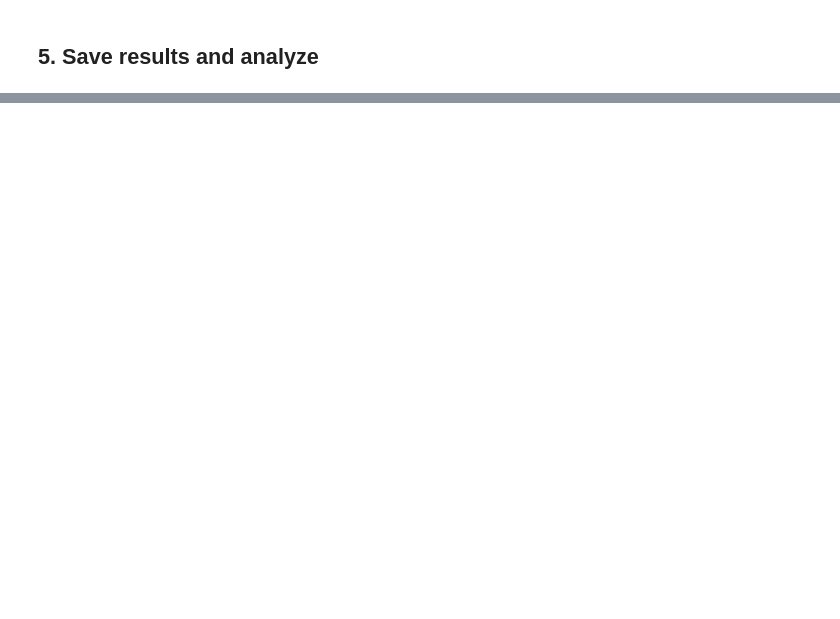
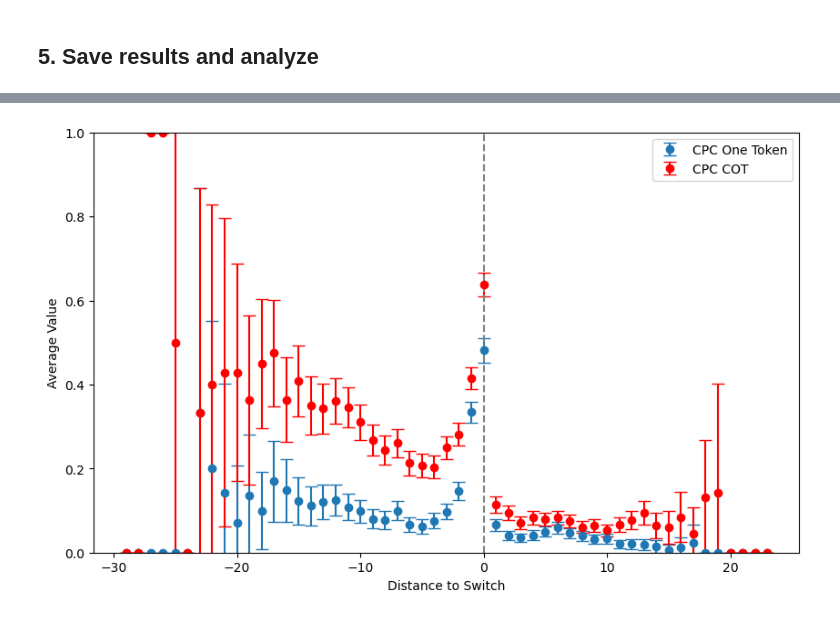
Before and after one commit to jlucassen/CPC_stepping_back, a Jupyter notebook: quadratic_pipeline.ipynb, the cells around one changed output, grey strips where cells are left out. Drawn from its saved outputs; the diff is of its cells as text; code cells hidden in the pictures; blank space fills up the shorter version.

```diff
--- a/quadratic_pipeline.ipynb
+++ b/quadratic_pipeline.ipynb
@@ -275,0 +330,25 @@ plt.show()
+# %%
+# Convert columns to numeric
+full_data_4['cpc_one_token_numeric'] = full_data_4['cpc_one_token'].map({'Yes': 1, 'No': 0})
+full_data_4['cpc_cot_answer_numeric'] = full_data_4['cpc_cot_answer'].map({'Yes': 1, 'No': 0})
+
+# Group the data and calculate mean and sem
+grouped = full_data_4.groupby('new_diff_to_switch')[['cpc_one_token_numeric']].agg(['mean', 'count', sem]).reset_index()
+grouped_cot = full_data_4.groupby('new_diff_to_switch')[['cpc_cot_answer_numeric']].agg(['mean', 'count', sem]).reset_index()
+
+# Calculate confidence intervals
+grouped['stdev'] = np.sqrt(grouped['cpc_one_token_numeric', 'mean'] * (1 - grouped['cpc_one_token_numeric', 'mean']) / grouped['cpc_one_token_numeric', 'count'])
+grouped_cot['stdev'] = np.sqrt(grouped_cot['cpc_cot_answer_numeric', 'mean'] * (1 - grouped_cot['cpc_cot_answer_numeric', 'mean']) / grouped_cot['cpc_cot_answer_numeric', 'count'])
+
+# Plot the data
+plt.figure(figsize=(10, 6))
+plt.errorbar(grouped['new_diff_to_switch'], grouped['cpc_one_token_numeric', 'mean'], yerr=grouped['stdev']*1.96, fmt='o', capsize=5, label='CPC One Token')
+plt.errorbar(grouped_cot['new_diff_to_switch'], grouped_cot['cpc_cot_answer_numeric', 'mean'], yerr=grouped_cot['stdev']*1.96, fmt='o', capsize=5, color='r', label='CPC COT')
+plt.vlines(0, 0, 1, linestyles='dashed', colors='gray')
+plt.xlabel('Distance to Switch')
+plt.ylabel('Average Value')
+plt.ylim(0, 1)
+plt.legend()
+plt.show()
+# %% [output]
+[figure, added]
```
Also changed, not shown: parts of 10 cells of this notebook.
